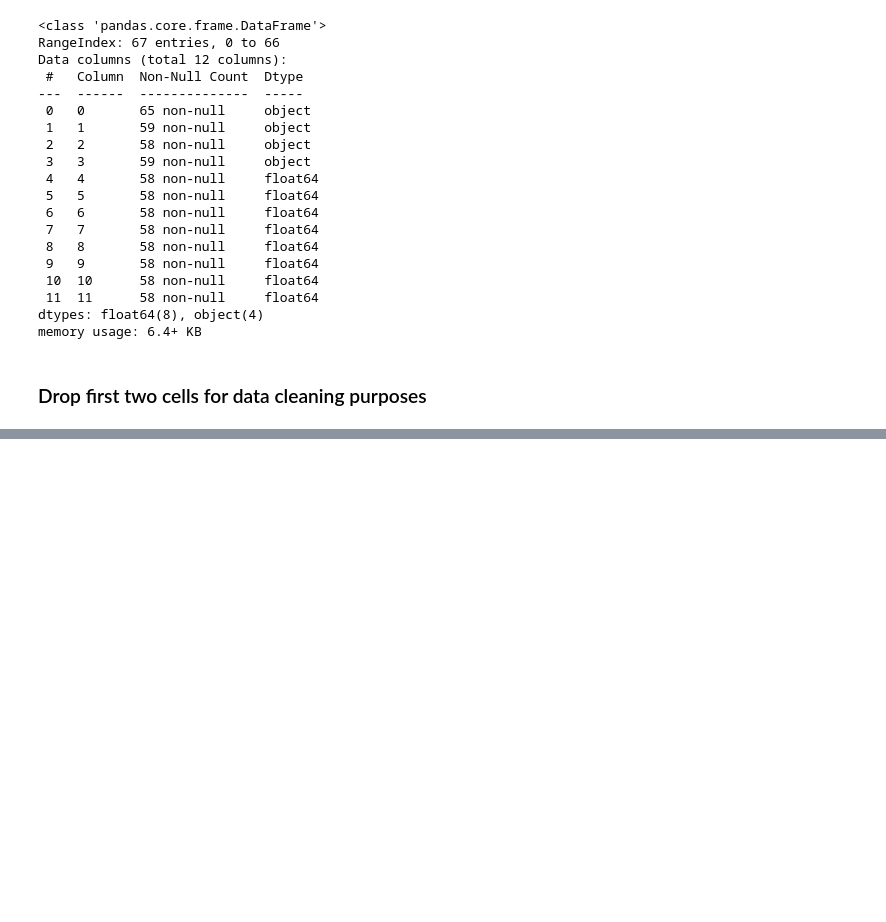
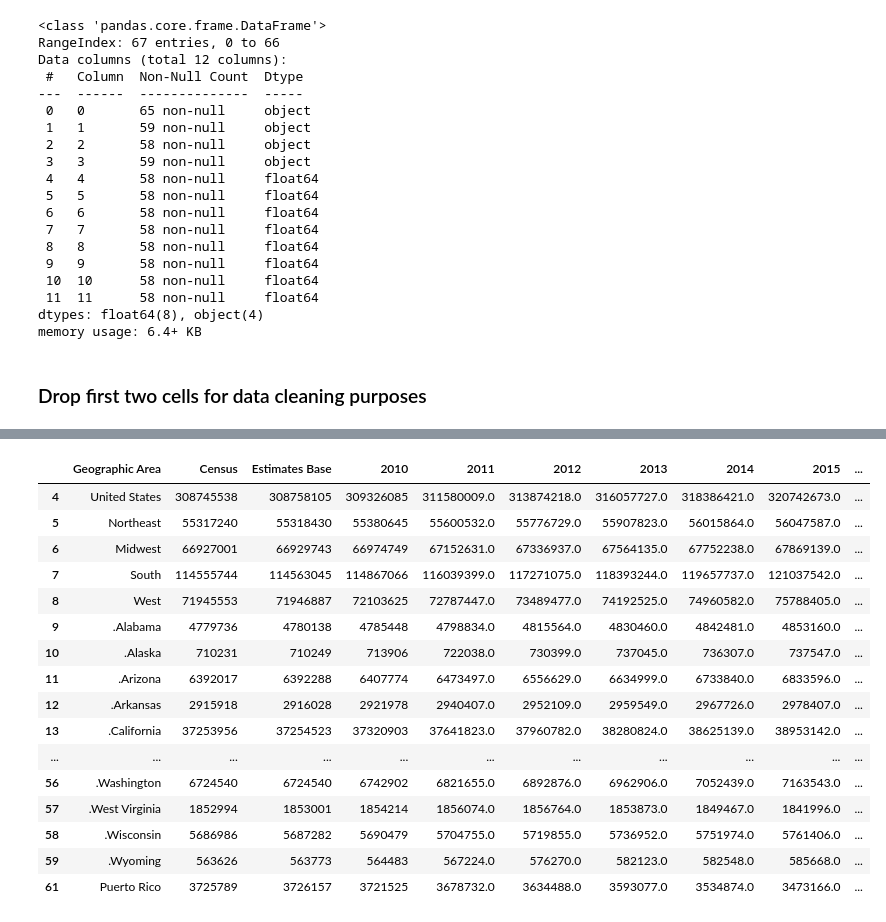
Before and after one commit to aaliu474/bana, a Jupyter notebook: BANA Assignment iteration 1.ipynb, the cells around one changed output, grey strips where cells are left out. Drawn from its saved outputs; the diff is of its cells as text; code cells hidden in the pictures; blank space fills up the shorter version.

```diff
--- a/BANA Assignment iteration 1.ipynb
+++ b/BANA Assignment iteration 1.ipynb
@@ -99,0 +77,51 @@ new_df2
+# %%
+## Pull the column title "Geographic Area"
+label = df2.iloc[2,0]
+
+## Pull the remainder row containing the header
+headers = df2.iloc[3:4]
+
+## Pull the values within the rows
+headers.values
+
+## Create new column header array
+newColumnHeaders = []
+
+## Add the first value to it
+newColumnHeaders.append(label)
+
+## Add the remainder values to it
+for x in headers.values[0]:
+    if isinstance(x, float):
+        if np.isnan(x):
+            continue
+        newColumnHeaders.append(int(x))
+        continue
+    newColumnHeaders.append(x)
+
+newColumnHeaders
+
+## Make the clean data frame with the values from United States to Puerto Rico
+cleanDF = pd.DataFrame(df2.iloc[4:-5])
+## Assign the new column headers
+cleanDF.columns = newColumnHeaders
+## Get rid of row number 60 as it was just an empty row
+cleanDF.dropna()
+# %% [output]
+|  | Geographic Area | Census | Estimates Base | 2010 | 2011 | 2012 | 2013 | 2014 | 2015 | ... |
+| 4 | United States | 308745538 | 308758105 | 309326085 | 311580009.0 | 313874218.0 | 316057727.0 | 318386421.0 | 320742673.0 | ... |
+| 5 | Northeast | 55317240 | 55318430 | 55380645 | 55600532.0 | 55776729.0 | 55907823.0 | 56015864.0 | 56047587.0 | ... |
+| 6 | Midwest | 66927001 | 66929743 | 66974749 | 67152631.0 | 67336937.0 | 67564135.0 | 67752238.0 | 67869139.0 | ... |
+| 7 | South | 114555744 | 114563045 | 114867066 | 116039399.0 | 117271075.0 | 118393244.0 | 119657737.0 | 121037542.0 | ... |
+| 8 | West | 71945553 | 71946887 | 72103625 | 72787447.0 | 73489477.0 | 74192525.0 | 74960582.0 | 75788405.0 | ... |
+| 9 | .Alabama | 4779736 | 4780138 | 4785448 | 4798834.0 | 4815564.0 | 4830460.0 | 4842481.0 | 4853160.0 | ... |
+| 10 | .Alaska | 710231 | 710249 | 713906 | 722038.0 | 730399.0 | 737045.0 | 736307.0 | 737547.0 | ... |
+| 11 | .Arizona | 6392017 | 6392288 | 6407774 | 6473497.0 | 6556629.0 | 6634999.0 | 6733840.0 | 6833596.0 | ... |
+| 12 | .Arkansas | 2915918 | 2916028 | 2921978 | 2940407.0 | 2952109.0 | 2959549.0 | 2967726.0 | 2978407.0 | ... |
+| 13 | .California | 37253956 | 37254523 | 37320903 | 37641823.0 | 37960782.0 | 38280824.0 | 38625139.0 | 38953142.0 | ... |
+| ... | ... | ... | ... | ... | ... | ... | ... | ... | ... | ... |
+| 56 | .Washington | 6724540 | 6724540 | 6742902 | 6821655.0 | 6892876.0 | 6962906.0 | 7052439.0 | 7163543.0 | ... |
+| 57 | .West Virginia | 1852994 | 1853001 | 1854214 | 1856074.0 | 1856764.0 | 1853873.0 | 1849467.0 | 1841996.0 | ... |
+| 58 | .Wisconsin | 5686986 | 5687282 | 5690479 | 5704755.0 | 5719855.0 | 5736952.0 | 5751974.0 | 5761406.0 | ... |
+| 59 | .Wyoming | 563626 | 563773 | 564483 | 567224.0 | 576270.0 | 582123.0 | 582548.0 | 585668.0 | ... |
+| 61 | Puerto Rico | 3725789 | 3726157 | 3721525 | 3678732.0 | 3634488.0 | 3593077.0 | 3534874.0 | 3473166.0 | ... |
```
Also changed, not shown: parts of 1 cell of this notebook, 1 other file.
